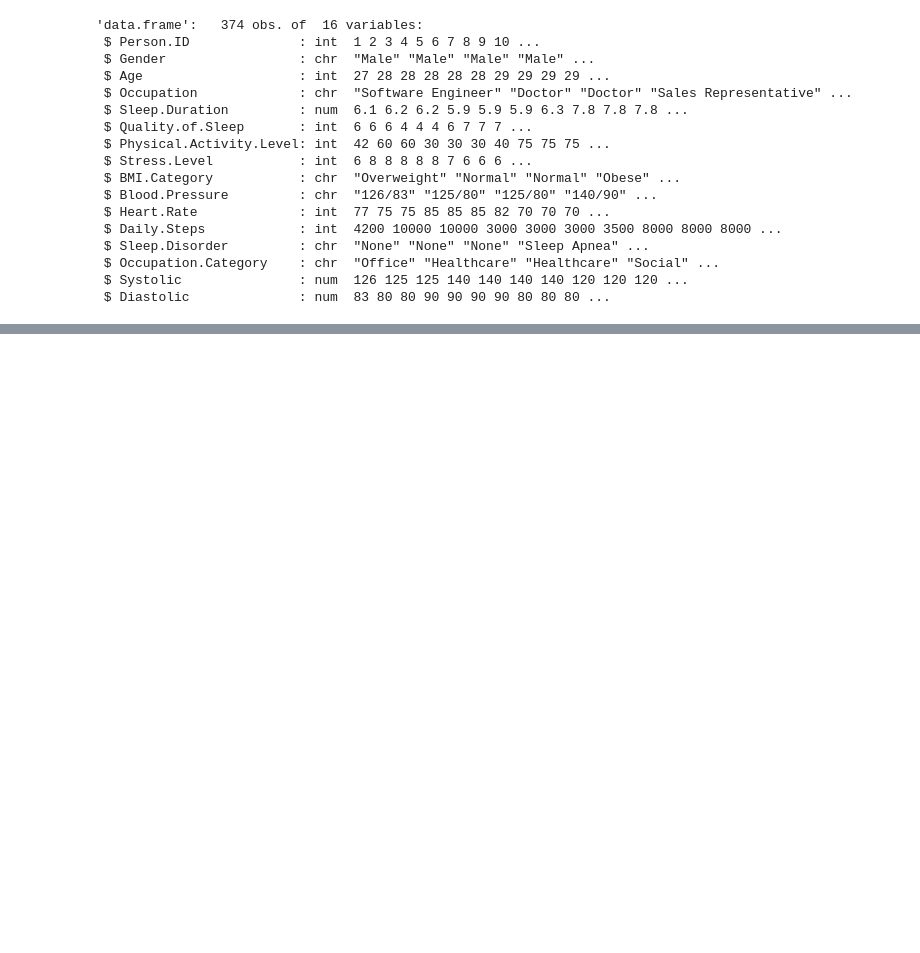
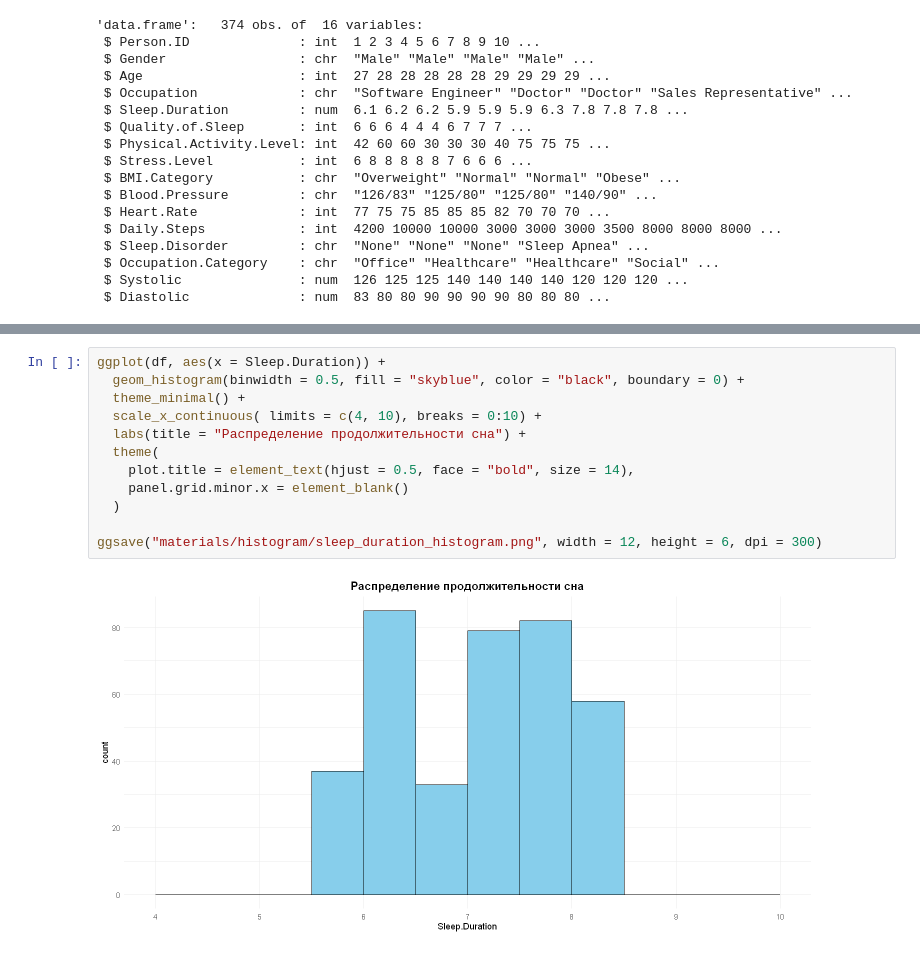
Before and after one commit to parababla/sleep_quality_analysis, a Jupyter notebook: sleep_quality_analysis.ipynb, the cells around one changed output, grey strips where cells are left out. Saved outputs shown, nothing was run; the diff lists cells and outputs as text; blank space fills up the shorter version.

```diff
--- a/sleep_quality_analysis.ipynb
+++ b/sleep_quality_analysis.ipynb
@@ -121,0 +130,14 @@ str(df)
+# %%
+ggplot(df, aes(x = Sleep.Duration)) +
+  geom_histogram(binwidth = 0.5, fill = "skyblue", color = "black", boundary = 0) +
+  theme_minimal() +
+  scale_x_continuous( limits = c(4, 10), breaks = 0:10) +
+  labs(title = "Распределение продолжительности сна") +
+  theme(
+    plot.title = element_text(hjust = 0.5, face = "bold", size = 14),
+    panel.grid.minor.x = element_blank()
+  )
+
+ggsave("materials/histogram/sleep_duration_histogram.png", width = 12, height = 6, dpi = 300)
+# %% [output]
+[figure, added]
```
Also changed, not shown: parts of 17 cells of this notebook.
